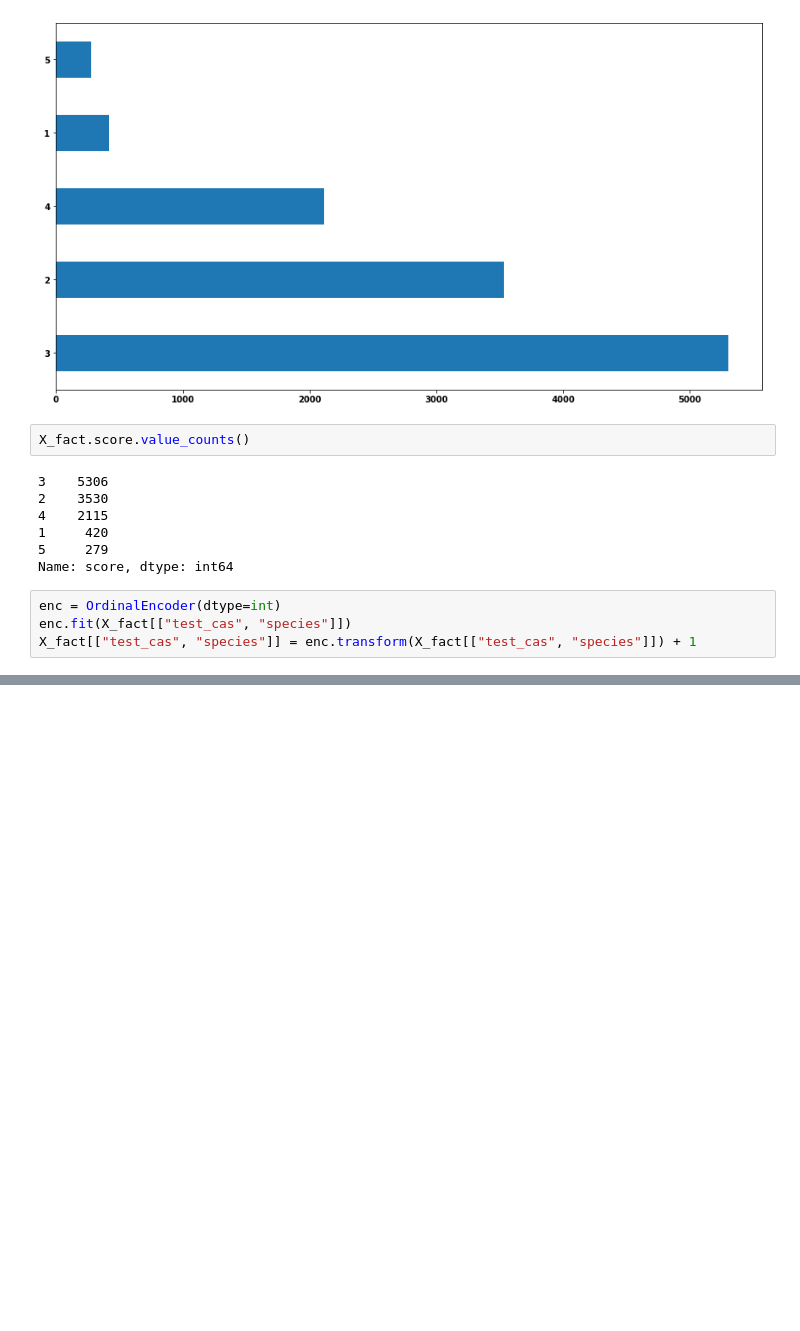
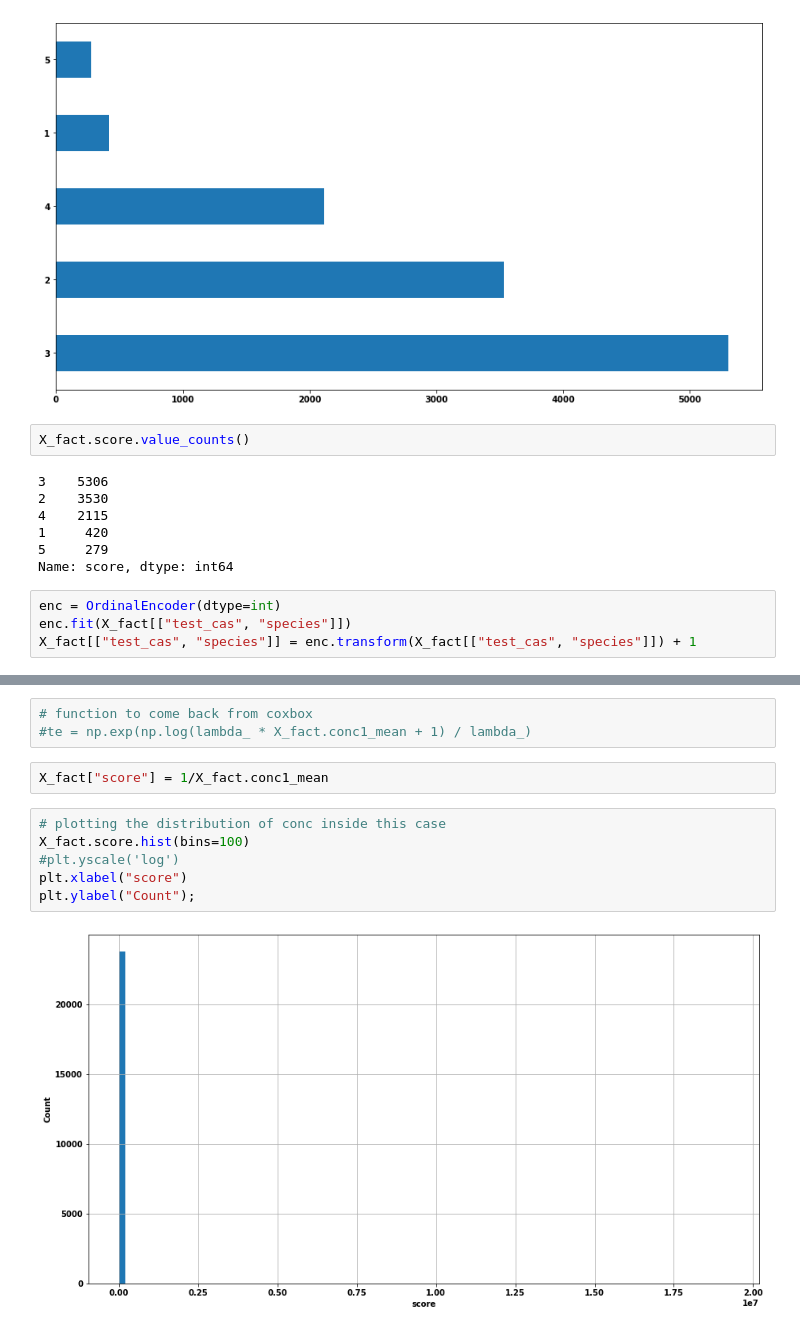
Before and after one commit to manuleo/ML_Toxicology_Testing, a Jupyter notebook: matrix_fact/Factorization_preparation.ipynb, the cells around one changed output, grey strips where cells are left out. Cells and saved outputs as stored; diff of their text form; blank space fills up the shorter version.

```diff
--- a/matrix_fact/Factorization_preparation.ipynb
+++ b/matrix_fact/Factorization_preparation.ipynb
@@ -139,0 +165,13 @@ X_fact.to_csv("output/score_matrix_cat.csv", header=True, index=False)
+# %%
+# function to come back from coxbox
+#te = np.exp(np.log(lambda_ * X_fact.conc1_mean + 1) / lambda_)
+# %%
+X_fact["score"] = 1/X_fact.conc1_mean
+# %%
+# plotting the distribution of conc inside this case
+X_fact.score.hist(bins=100)
+#plt.yscale('log')
+plt.xlabel("score")
+plt.ylabel("Count");
+# %% [output]
+[figure, added]
```
Also changed, not shown: parts of 38 cells of this notebook, 9 other files.
